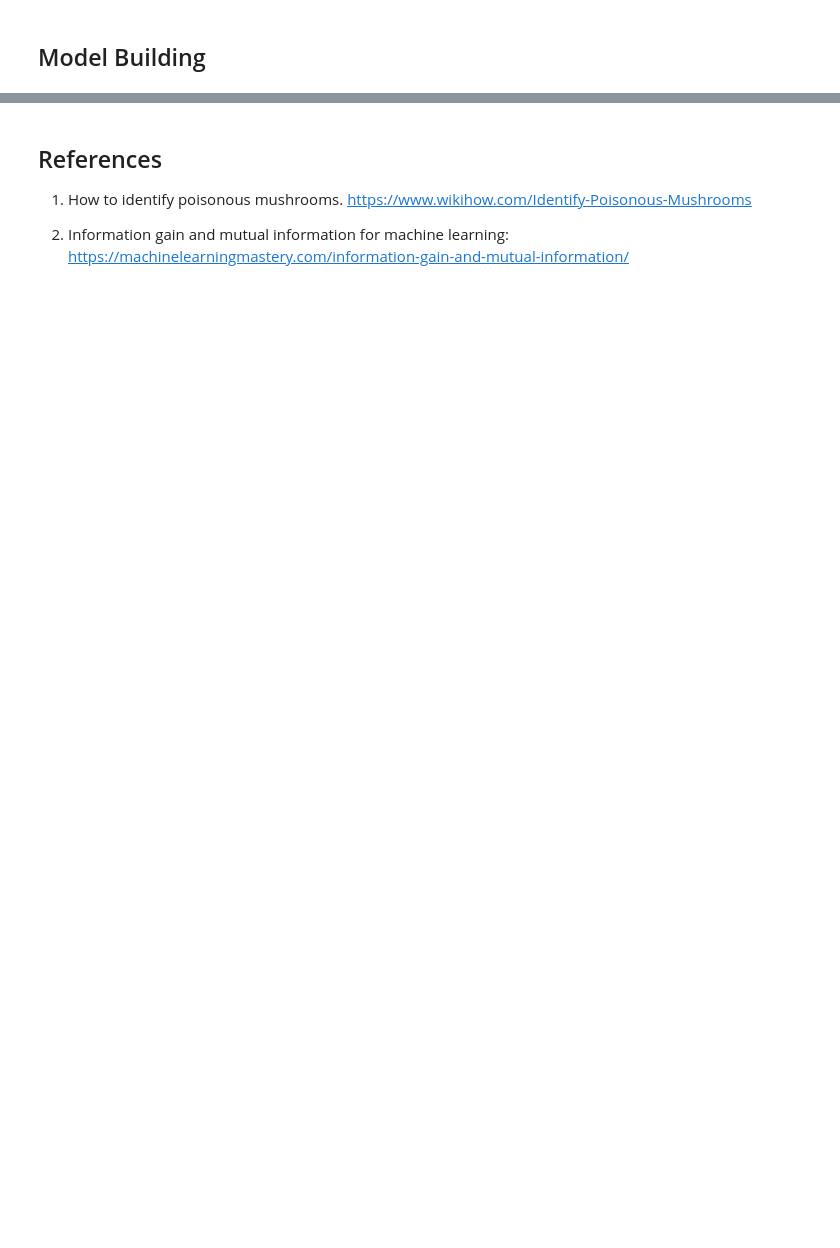
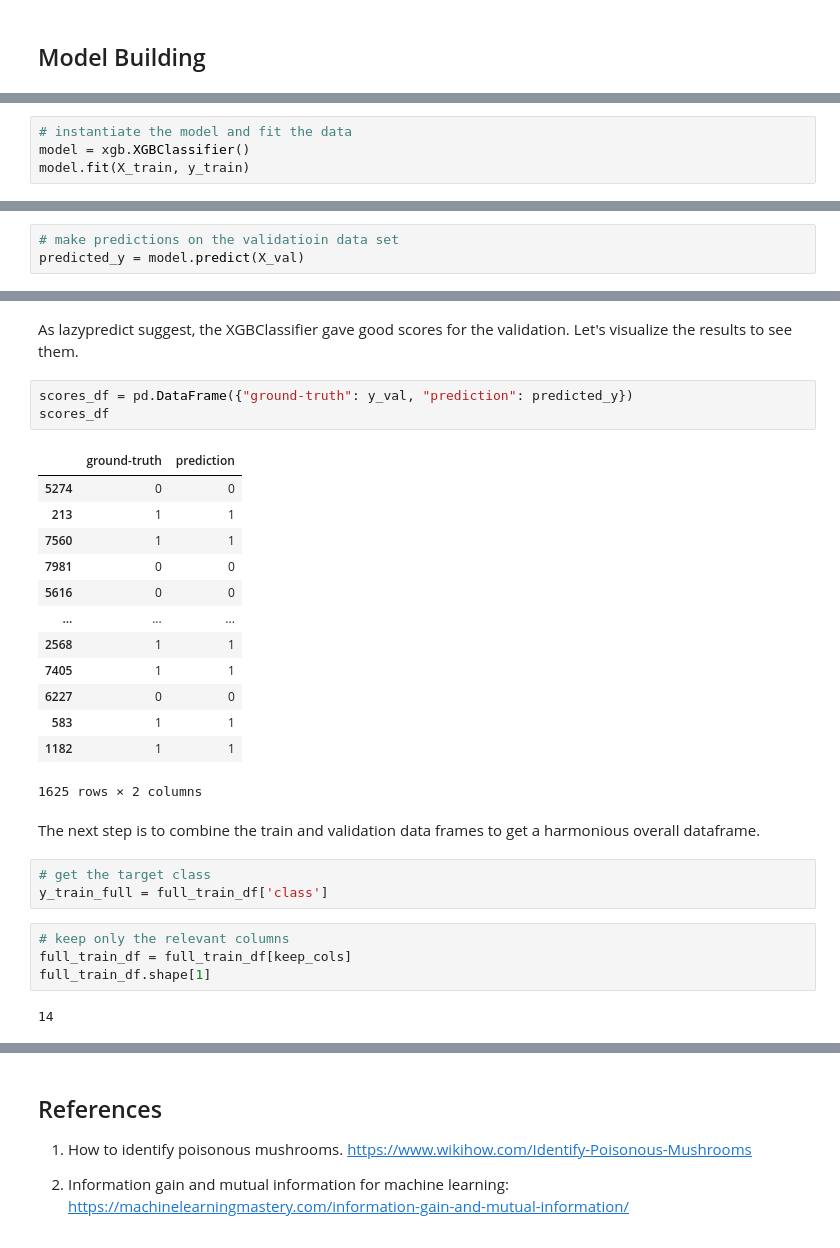
Before and after one commit to Emekadavid/mushroom-classification, a Jupyter notebook: notebook.ipynb, the cells around one changed output, grey strips where cells are left out. Cells and saved outputs as stored; diff of their text form; blank space fills up the shorter version.

```diff
--- a/notebook.ipynb
+++ b/notebook.ipynb
@@ -404,0 +460,4 @@ f'The number of columns in the train data frame is {train_df.shape[1]}.'
+# %%
+# instantiate the model and fit the data
+model = xgb.XGBClassifier()
+model.fit(X_train, y_train)
@@ -404,0 +475,3 @@ f'The number of columns in the train data frame is {train_df.shape[1]}.'
+# %%
+# make predictions on the validatioin data set
+predicted_y = model.predict(X_val)
@@ -404,0 +490,30 @@ f'The number of columns in the train data frame is {train_df.shape[1]}.'
+# %% [markdown]
+As lazypredict suggest, the XGBClassifier gave good scores for the validation. Let's visualize the results to see them.
+# %%
+scores_df = pd.DataFrame({"ground-truth": y_val, "prediction": predicted_y})
+scores_df
+# %% [output]
+|  | ground-truth | prediction |
+| 5274 | 0 | 0 |
+| 213 | 1 | 1 |
+| 7560 | 1 | 1 |
+| 7981 | 0 | 0 |
+| 5616 | 0 | 0 |
+| ... | ... | ... |
+| 2568 | 1 | 1 |
+| 7405 | 1 | 1 |
+| 6227 | 0 | 0 |
+| 583 | 1 | 1 |
+| 1182 | 1 | 1 |
+1625 rows × 2 columns
+# %% [markdown]
+The next step is to combine the train and validation data frames to get a harmonious overall dataframe.
+# %%
+# get the target class
+y_train_full = full_train_df['class']
+# %%
+# keep only the relevant columns
+full_train_df = full_train_df[keep_cols]
+full_train_df.shape[1]
+# %% [output]
+14
```
Also changed, not shown: parts of 16 cells of this notebook, 1 other file.
